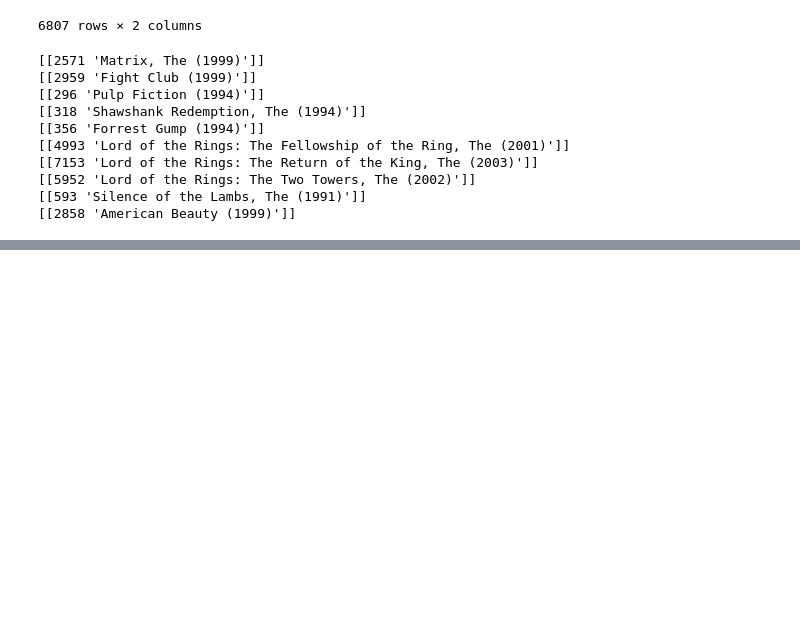
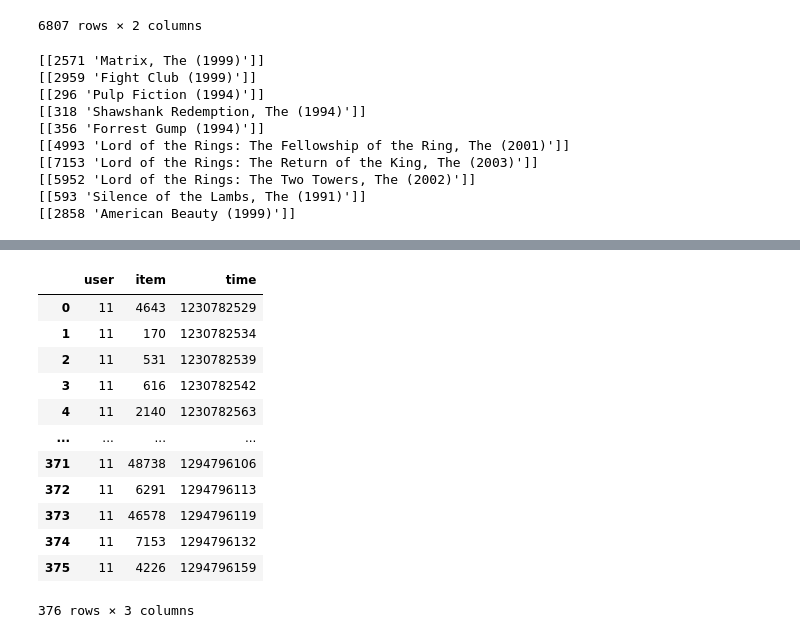
Before and after one commit to boostcampaitech7/level2-recsys-movierecommendation-recsys-08-lv3, a Jupyter notebook: src/analysis/EDA_sunwoo_1.ipynb, the cells around one changed output, grey strips where cells are left out. Cells and saved outputs as stored; diff of their text form; code cells hidden in the pictures; blank space fills up the shorter version.

```diff
--- a/src/analysis/EDA_sunwoo_1.ipynb
+++ b/src/analysis/EDA_sunwoo_1.ipynb
@@ -352,0 +436,16 @@ len(overlapping_users_by_item[1])
+# %%
+train_df[train_df['user'] == 11]
+# %% [output]
+|  | user | item | time |
+| 0 | 11 | 4643 | 1230782529 |
+| 1 | 11 | 170 | 1230782534 |
+| 2 | 11 | 531 | 1230782539 |
+| 3 | 11 | 616 | 1230782542 |
+| 4 | 11 | 2140 | 1230782563 |
+| ... | ... | ... | ... |
+| 371 | 11 | 48738 | 1294796106 |
+| 372 | 11 | 6291 | 1294796113 |
+| 373 | 11 | 46578 | 1294796119 |
+| 374 | 11 | 7153 | 1294796132 |
+| 375 | 11 | 4226 | 1294796159 |
+376 rows × 3 columns
```
Also changed, not shown: parts of 30 cells of this notebook.
